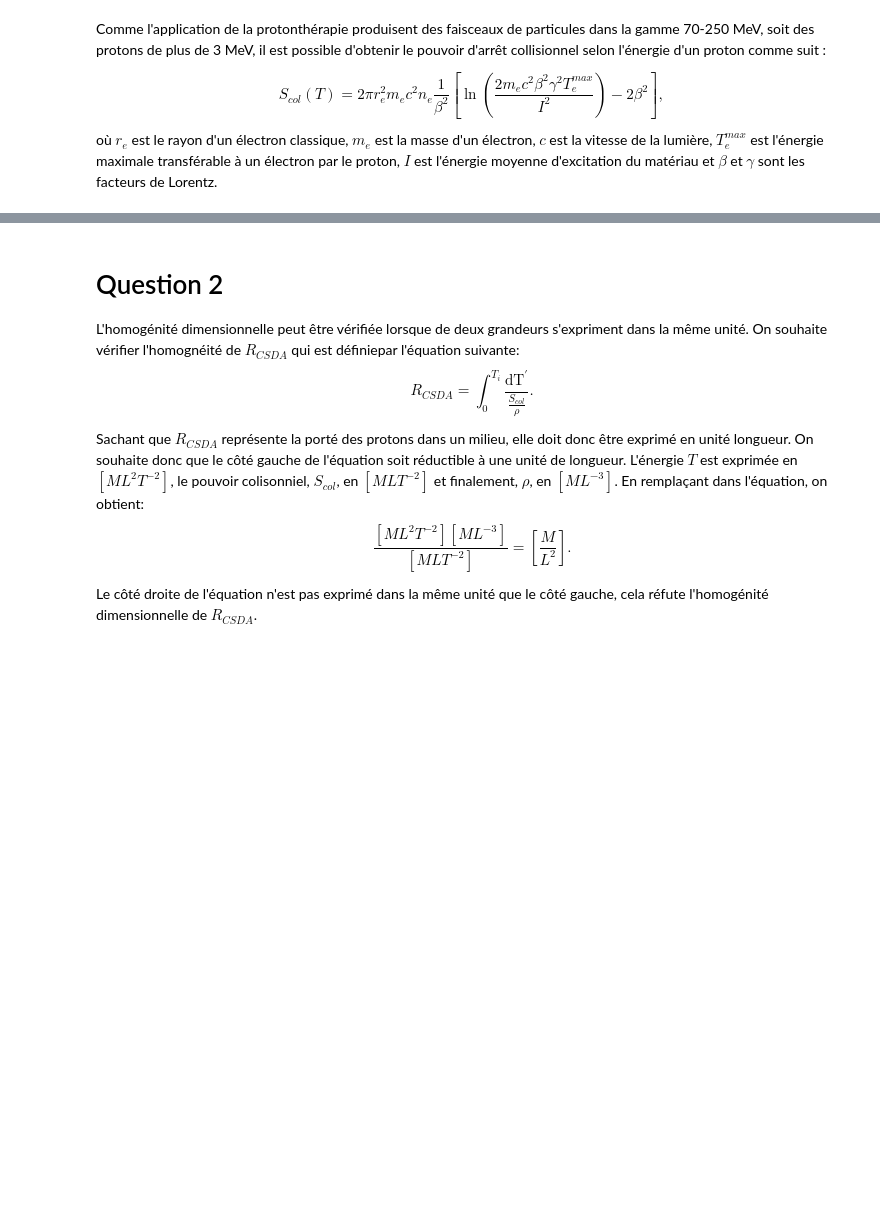
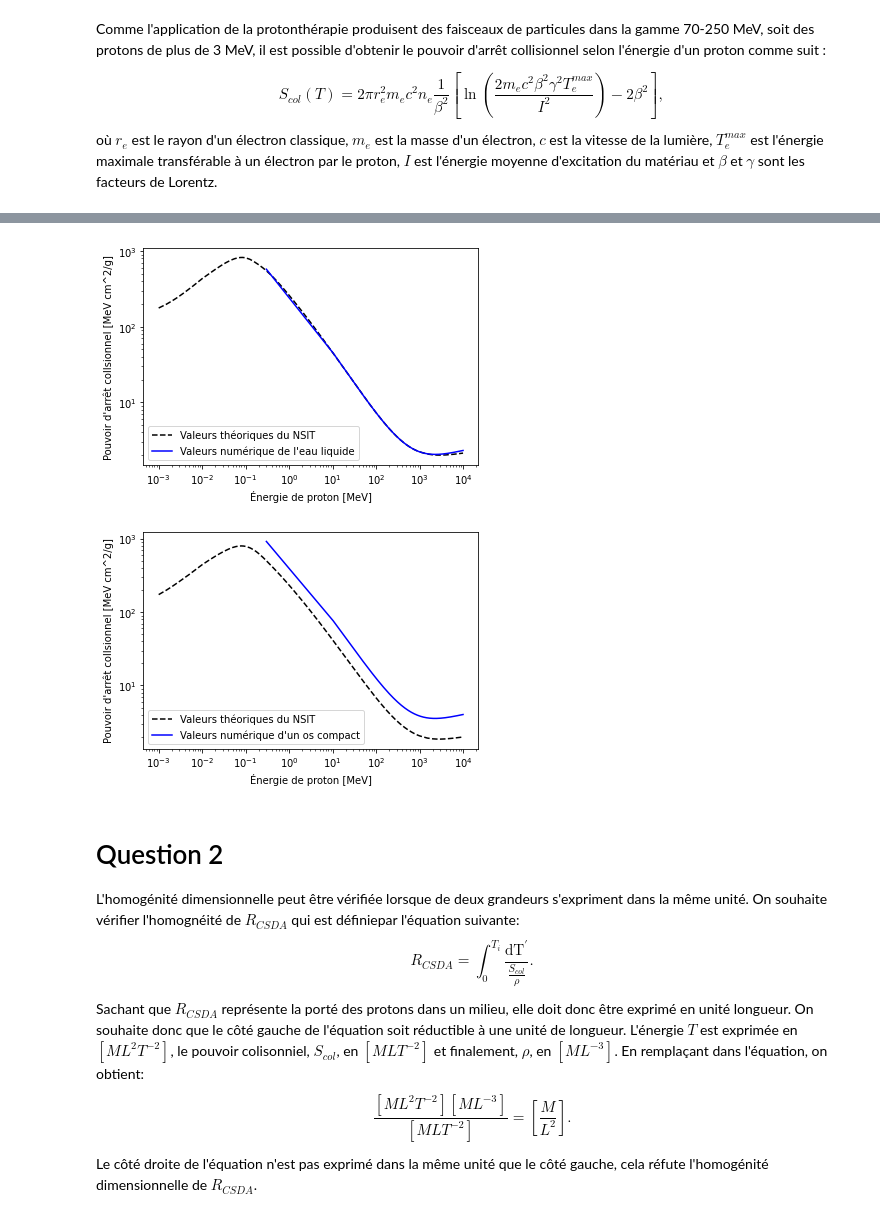
Before and after one commit to essheh/PHYZ_NUM, a Jupyter notebook: TP1_BOISSINNOT_GAUDREAULT_LESSARD.ipynb, the cells around one changed output, grey strips where cells are left out. Drawn from its saved outputs; the diff is of its cells as text; code cells hidden in the pictures; blank space fills up the shorter version.

Commit message:
Avancement de la question 1
Question 1 presque résolue, décalage en y de la courbe de l'os compact

```diff
--- a/TP1_BOISSINNOT_GAUDREAULT_LESSARD.ipynb
+++ b/TP1_BOISSINNOT_GAUDREAULT_LESSARD.ipynb
@@ -77,5 +92,0 @@ def Te_max(T):
-# %%
-# fonction de l'arrêt collisionnel massive pour un proton de plus de 3 MeV
-
-def Scol(n_e, T, I):
-    return 2*pi*r_e**2*m_e*c**2*n_e*(1/beta(T)**2)*(log((2*m_e*c**2*beta(T)**2*gamma(T)**2*Te_max(T))/(I**2)))
@@ -103,3 +107,64 @@ plt.show()
+# %%
+# valeurs théorique de l'eau
+
+data_water_x = [1.000E-03,1.500E-03,2.000E-03,2.500E-03,3.000E-03,4.000E-03,5.000E-03,6.000E-03,7.000E-03,8.000E-03,9.000E-03,1.000E-02,1.250E-02,1.500E-02,1.750E-02,2.000E-02,2.250E-02,2.500E-02,2.750E-02,3.000E-02,3.500E-02,4.000E-02,4.500E-02,5.000E-02,5.500E-02,6.000E-02,6.500E-02,7.000E-02,7.500E-02,8.000E-02,8.500E-02,9.000E-02,9.500E-02,1.000E-01,1.250E-01,1.500E-01,1.750E-01,2.000E-01,2.250E-01,2.500E-01,2.750E-01,3.000E-01,3.500E-01,4.000E-01,4.500E-01,5.000E-01,5.500E-01,6.000E-01,6.500E-01,7.000E-01,7.500E-01,8.000E-01,8.500E-01,9.000E-01,9.500E-01,1.000E+00,1.250E+00,1.500E+00,1.750E+00,2.000E+00,2.250E+00,2.500E+00,2.750E+00,3.000E+00,3.500E+00,4.000E+00,4.500E+00,5.000E+00,5.500E+00,6.000E+00,6.500E+00,7.000E+00,7.500E+00,8.000E+00,8.500E+00,9.000E+00,9.500E+00,1.000E+01,1.250E+01,1.500E+01,1.750E+01,2.000E+01,2.500E+01,2.750E+01,3.000E+01,3.500E+01,4.000E+01,4.500E+01,5.000E+01,5.500E+01,6.000E+01,6.500E+01,7.000E+01,7.500E+01,8.000E+01,8.500E+01,9.000E+01,9.500E+01,1.000E+02,1.250E+02,1.500E+02,1.750E+02,2.000E+02,2.250E+02,2.500E+02,2.750E+02,3.000E+02,3.500E+02,4.000E+02,4.500E+02,5.000E+02,5.500E+02,6.000E+02,6.500E+02,7.000E+02,7.500E+02,8.000E+02,8.500E+02,9.000E+02,9.500E+02,1.000E+03,1.500E+03,2.000E+03,2.500E+03,3.000E+03,4.000E+03,5.000E+03,6.000E+03,7.000E+03,8.000E+03,9.000E+03,1.000E+04]
+data_water_y = [1.769E+02,1.984E+02,2.184E+02,2.370E+02,2.544E+02,2.864E+02,3.153E+02,3.420E+02,3.667E+02,3.900E+02,4.120E+02,4.329E+02,4.745E+02,5.110E+02,5.437E+02,5.733E+02,6.001E+02,6.245E+02,6.467E+02,6.671E+02,7.028E+02,7.324E+02,7.569E+02,7.768E+02,7.927E+02,8.050E+02,8.142E+02,8.205E+02,8.243E+02,8.260E+02,8.258E+02,8.239E+02,8.206E+02,8.161E+02,7.814E+02,7.371E+02,6.969E+02,6.613E+02,6.294E+02,6.006E+02,5.744E+02,5.504E+02,5.080E+02,4.719E+02,4.406E+02,4.132E+02,3.891E+02,3.680E+02,3.492E+02,3.325E+02,3.175E+02,3.039E+02,2.917E+02,2.805E+02,2.702E+02,2.608E+02,2.229E+02,1.957E+02,1.749E+02,1.586E+02,1.454E+02,1.344E+02,1.251E+02,1.172E+02,1.042E+02,9.404E+01,8.586E+01,7.911E+01,7.343E+01,6.858E+01,6.438E+01,6.071E+01,5.747E+01,5.460E+01,5.202E+01,4.969E+01,4.759E+01,4.567E+01,3.815E+01,3.292E+01,2.905E+01,2.607E+01,2.175E+01,2.013E+01,1.876E+01,1.656E+01,1.488E+01,1.354E+01,1.245E+01,1.154E+01,1.078E+01,1.013E+01,9.559E+00,9.063E+00,8.625E+00,8.236E+00,7.888E+00,7.573E+00,7.289E+00,6.192E+00,5.445E+00,4.903E+00,4.492E+00,4.170E+00,3.911E+00,3.698E+00,3.520E+00,3.241E+00,3.032E+00,2.871E+00,2.743E+00,2.640E+00,2.556E+00,2.485E+00,2.426E+00,2.376E+00,2.333E+00,2.296E+00,2.264E+00,2.236E+00,2.211E+00,2.070E+00,2.021E+00,2.004E+00,2.001E+00,2.012E+00,2.031E+00,2.052E+00,2.072E+00,2.091E+00,2.109E+00,2.126E+00]
+
+# valeurs théorique de l'os compact
+
+data_bone_x = [1.000E-03,1.500E-03,2.000E-03,2.500E-03,3.000E-03,4.000E-03,5.000E-03,6.000E-03,7.000E-03,8.000E-03,9.000E-03,1.000E-02,1.250E-02,1.500E-02,1.750E-02,2.000E-02,2.250E-02,2.500E-02,2.750E-02,3.000E-02,3.500E-02,4.000E-02,4.500E-02,5.000E-02,5.500E-02,6.000E-02,6.500E-02,7.000E-02,7.500E-02,8.000E-02,8.500E-02,9.000E-02,9.500E-02,1.000E-01,1.250E-01,1.500E-01,1.750E-01,2.000E-01,2.250E-01,2.500E-01,2.750E-01,3.000E-01,3.500E-01,4.000E-01,4.500E-01,5.000E-01,5.500E-01,6.000E-01,6.500E-01,7.000E-01,7.500E-01,8.000E-01,8.500E-01,9.000E-01,9.500E-01,1.000E+00,1.250E+00,1.500E+00,1.750E+00,2.000E+00,2.250E+00,2.500E+00,2.750E+00,3.000E+00,3.500E+00,4.000E+00,4.500E+00,5.000E+00,5.500E+00,6.000E+00,6.500E+00,7.000E+00,7.500E+00,8.000E+00,8.500E+00,9.000E+00,9.500E+00,1.000E+01,1.250E+01,1.500E+01,1.750E+01,2.000E+01,2.500E+01,2.750E+01,3.000E+01,3.500E+01,4.000E+01,4.500E+01,5.000E+01,5.500E+01,6.000E+01,6.500E+01,7.000E+01,7.500E+01,8.000E+01,8.500E+01,9.000E+01,9.500E+01,1.000E+02,1.250E+02,1.500E+02,1.750E+02,2.000E+02,2.250E+02,2.500E+02,2.750E+02,3.000E+02,3.500E+02,4.000E+02,4.500E+02,5.000E+02,5.500E+02,6.000E+02,6.500E+02,7.000E+02,7.500E+02,8.000E+02,8.500E+02,9.000E+02,9.500E+02,1.000E+03,1.500E+03,2.000E+03,2.500E+03,3.000E+03,4.000E+03,5.000E+03,6.000E+03,7.000E+03,8.000E+03,9.000E+03,1.000E+04]
+data_bone_y = [1.738E+02,1.997E+02,2.227E+02,2.436E+02,2.629E+02,2.962E+02,3.262E+02,3.537E+02,3.791E+02,4.025E+02,4.243E+02,4.449E+02,4.859E+02,5.212E+02,5.523E+02,5.802E+02,6.051E+02,6.275E+02,6.476E+02,6.657E+02,6.974E+02,7.239E+02,7.457E+02,7.633E+02,7.770E+02,7.872E+02,7.946E+02,7.994E+02,8.020E+02,8.027E+02,8.018E+02,7.994E+02,7.958E+02,7.912E+02,7.575E+02,7.154E+02,6.722E+02,6.312E+02,5.939E+02,5.604E+02,5.306E+02,5.041E+02,4.595E+02,4.234E+02,3.937E+02,3.687E+02,3.472E+02,3.284E+02,3.119E+02,2.972E+02,2.840E+02,2.720E+02,2.612E+02,2.513E+02,2.422E+02,2.339E+02,2.005E+02,1.764E+02,1.581E+02,1.436E+02,1.318E+02,1.220E+02,1.137E+02,1.065E+02,9.490E+01,8.576E+01,7.838E+01,7.228E+01,6.715E+01,6.276E+01,5.896E+01,5.563E+01,5.269E+01,5.008E+01,4.774E+01,4.562E+01,4.371E+01,4.196E+01,3.511E+01,3.033E+01,2.679E+01,2.406E+01,2.010E+01,1.861E+01,1.736E+01,1.534E+01,1.378E+01,1.255E+01,1.155E+01,1.071E+01,1.001E+01,9.401E+00,8.878E+00,8.420E+00,8.015E+00,7.655E+00,7.332E+00,7.042E+00,6.778E+00,5.762E+00,5.070E+00,4.567E+00,4.186E+00,3.887E+00,3.646E+00,3.449E+00,3.284E+00,3.024E+00,2.830E+00,2.681E+00,2.562E+00,2.466E+00,2.386E+00,2.318E+00,2.261E+00,2.213E+00,2.171E+00,2.135E+00,2.103E+00,2.076E+00,2.052E+00,1.916E+00,1.869E+00,1.854E+00,1.852E+00,1.865E+00,1.885E+00,1.907E+00,1.927E+00,1.947E+00,1.965E+00,1.982E+00]
+# %%
+# Présentation des courbes
+
+from numpy import linspace, loadtxt
+from math import exp
+import matplotlib.pylab as plt
+
+##### eau liquide #####
+
+# data_water = loadtxt("Scol_water.txt",float)
+
+xpoints_w = linspace(0.3, 10000, 1000)
+ypoints_w = []
+
+#Les propriétés sont reprises dans les dictionnaires du premier block.
+
+for T in xpoints_w:
+    ypoints_w.append(Scol(eau_liq["n_e"], T, eau_liq["MEE"]))
+
+plt.plot(data_water_x, data_water_y, "k--", label="Valeurs théoriques du NSIT")
+plt.plot(xpoints_w, ypoints_w,"b", label="Valeurs numérique de l'eau liquide")
+plt.xscale("log")
+plt.yscale("log")
+plt.xlabel("Énergie de proton [MeV]")
+plt.ylabel("Pouvoir d'arrêt collsionnel [MeV cm^2/g]")
+plt.legend()
+plt.show()
+
+
+##### os compact ######
+
+#data_bone = loadtxt("Scol_bone.txt",float)
+
+xpoints_b = linspace(0.3, 10000, 1000)
+ypoints_b = []
+
+for T in xpoints_b:
+    ypoints_b.append(Scol(os_compact["n_e"], T, os_compact["MEE"]))
+
+
+plt.plot(data_bone_x, data_bone_y, "k--", label="Valeurs théoriques du NSIT")
+plt.plot(xpoints_b, ypoints_b,"b", label="Valeurs numérique d'un os compact")
+plt.xscale("log")
+plt.yscale("log")
+plt.xlabel("Énergie de proton [MeV]")
+plt.ylabel("Pouvoir d'arrêt collsionnel [MeV cm^2/g]")
+plt.legend()
+plt.show()
+# %% [output]
+[figure, added]
+[figure, added]
 # %% [markdown]
 # Question 2
 L'homogénité dimensionnelle peut être vérifiée lorsque de deux grandeurs s'expriment dans la même unité. On souhaite vérifier l'homognéité de $R_{CSDA}$ qui est définiepar l'équation suivante: $$R_{C S D A}=\int_{0}^{T_{i}} \frac{\mathrm{dT}^{\prime}}{\frac{S_{c o l}}{\rho}}.$$ Sachant que $R_{C S D A}$ représente la porté des protons dans un milieu, elle doit donc être exprimé en unité longueur. On souhaite donc que le côté gauche de l'équation soit réductible à une unité de longueur. L'énergie $T$ est exprimée en $[M L^2 T^{-2}]$, le pouvoir colisonniel, $S_{col}$, en $[M L T^{-2}]$ et finalement, $\rho$, en $[M L^{-3}]$. En remplaçant dans l'équation, on obtient: $$\frac{[M L^2 T^{-2}][M L^{-3}]}{[M L T^{-2}]} = \left[\frac{M}{L^2}\right].$$ Le côté droite de l'équation n'est pas exprimé dans la même unité que le côté gauche, cela réfute l'homogénité dimensionnelle de $R_{CSDA}$.
```
Also changed, not shown: parts of 5 cells of this notebook.
